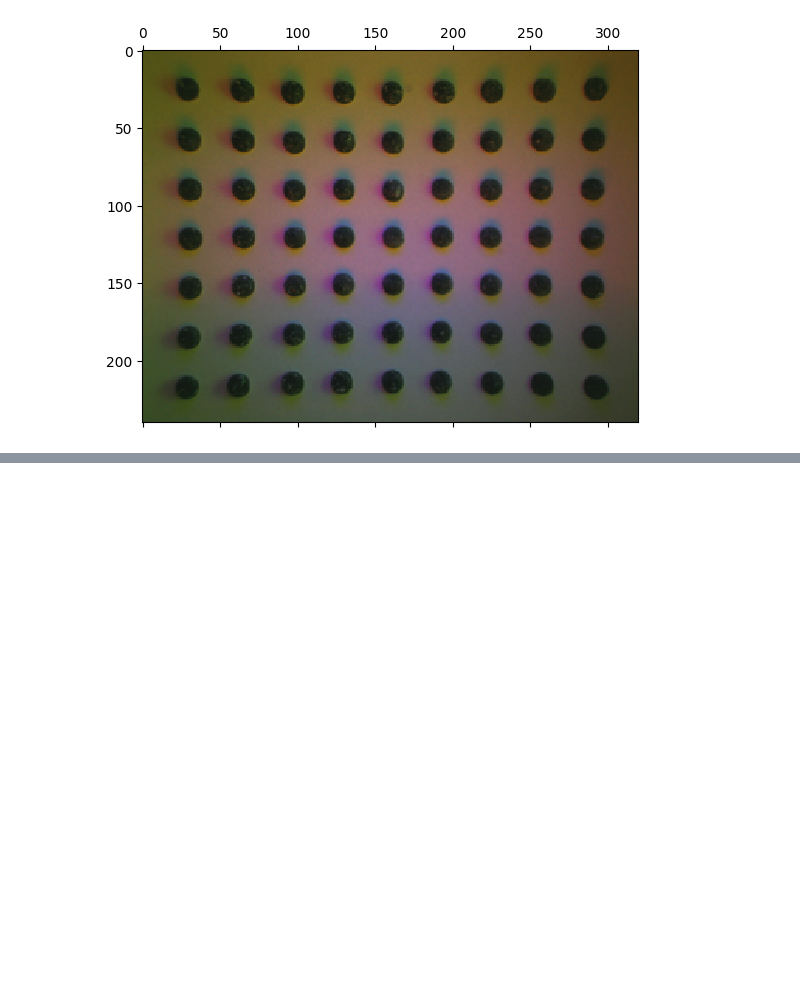
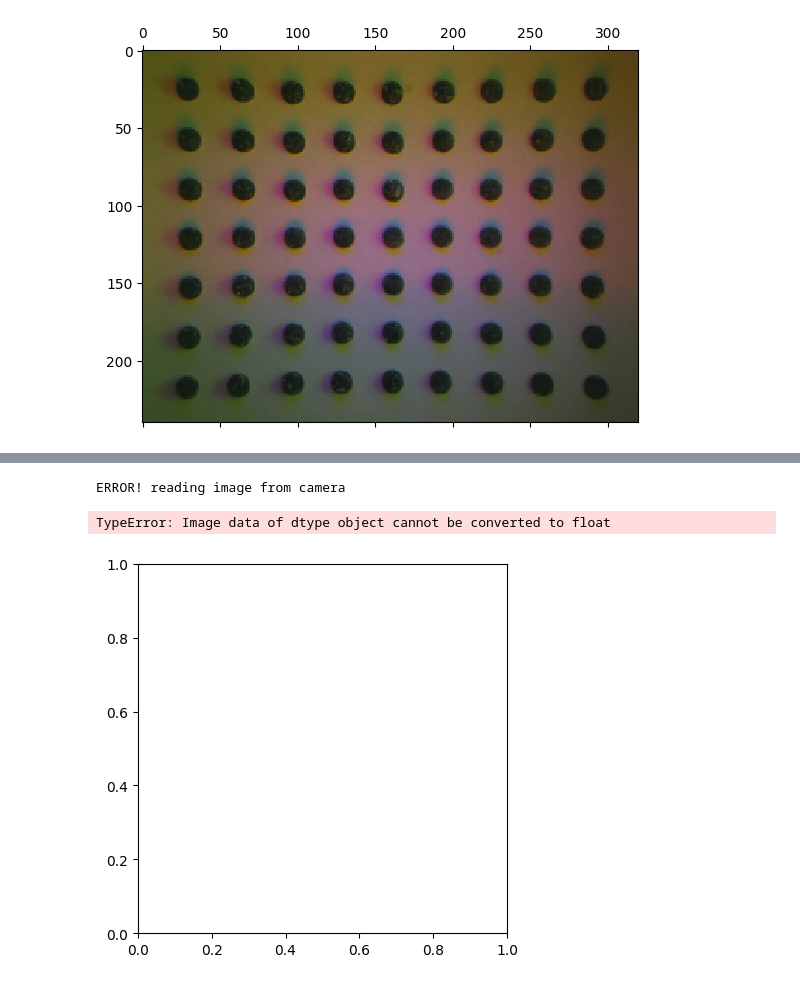
Before and after one commit to alapkshirsagar/active-tactile-hardness-classification, a Jupyter notebook: src/lab.ipynb, the cells around one changed output, grey strips where cells are left out. Saved outputs shown, nothing was run; the diff lists cells and outputs as text; code cells hidden in the pictures; blank space fills up the shorter version.

```diff
--- a/src/lab.ipynb
+++ b/src/lab.ipynb
@@ -62,0 +65,4 @@ plt.matshow(img)
+# %%
+cam = gs.Camera(gs.Finger.MINI, 0)
+cam.connect()
+res = (0, 0, 320, 240)
@@ -62,0 +75,7 @@ plt.matshow(img)
+# %%
+import matplotlib.pyplot as plt
+plt.imshow(cam.get_raw_image())
+# %% [output]
+ERROR! reading image from camera
+TypeError: Image data of dtype object cannot be converted to float
+[figure, added]
```
Also changed, not shown: parts of 2 cells of this notebook, 1 other file.
